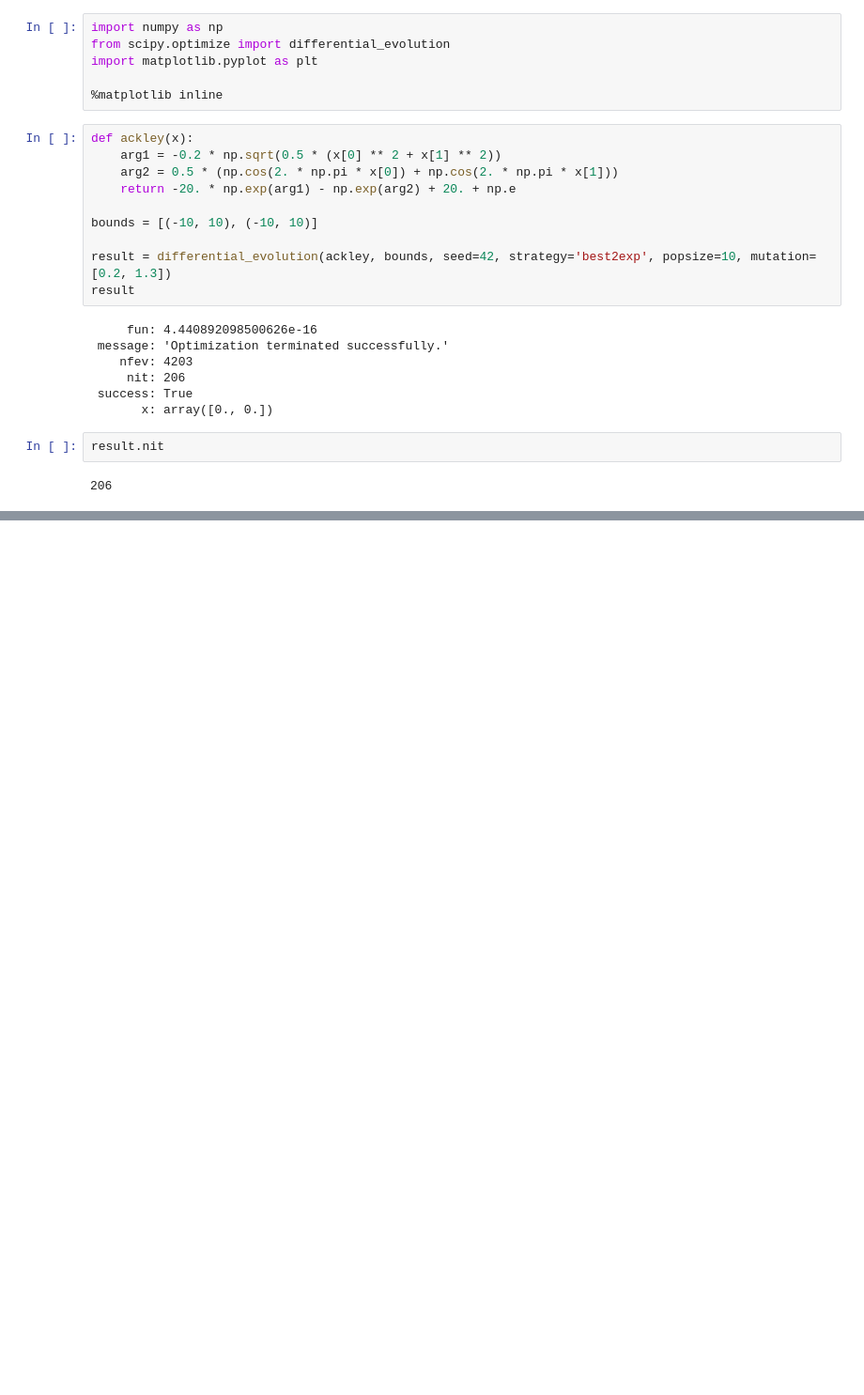
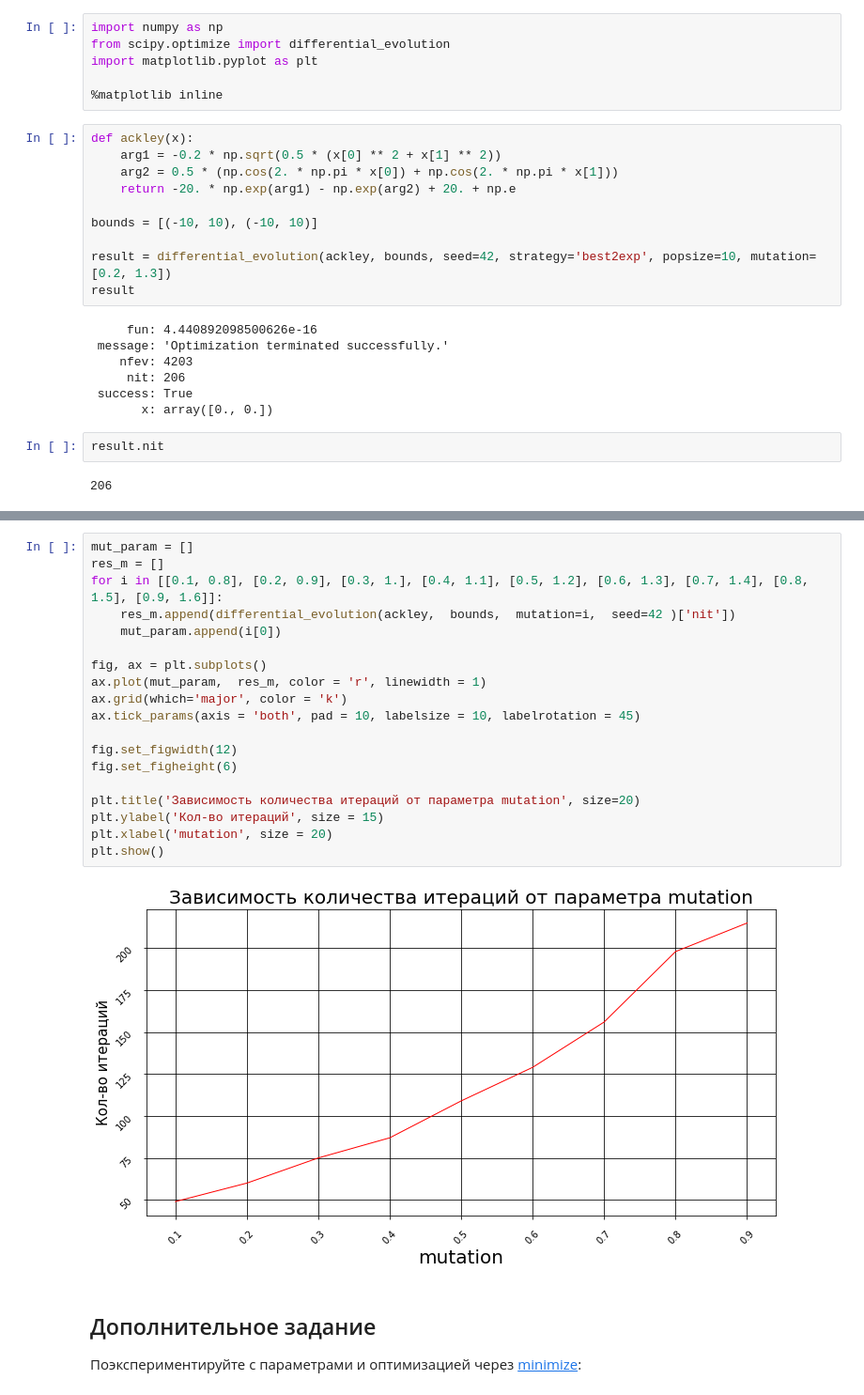
Before and after one commit to Yaroslavk93/Data-science, a Jupyter notebook: Mathematic/Advanced optimization.ipynb, the cells around one changed output, grey strips where cells are left out. Shown: that part at 94% size. Drawn from its saved outputs; the diff is of its cells as text; blank space fills up the shorter version.

```diff
--- a/Mathematic/Advanced optimization.ipynb
+++ b/Mathematic/Advanced optimization.ipynb
@@ -42,0 +78,24 @@ plt.show()
+# %%
+mut_param = []
+res_m = []
+for i in [[0.1, 0.8], [0.2, 0.9], [0.3, 1.], [0.4, 1.1], [0.5, 1.2], [0.6, 1.3], [0.7, 1.4], [0.8, 1.5], [0.9, 1.6]]:
+    res_m.append(differential_evolution(ackley,  bounds,  mutation=i,  seed=42 )['nit'])
+    mut_param.append(i[0])
+
+fig, ax = plt.subplots()
+ax.plot(mut_param,  res_m, color = 'r', linewidth = 1)
+ax.grid(which='major', color = 'k')
+ax.tick_params(axis = 'both', pad = 10, labelsize = 10, labelrotation = 45)
+
+fig.set_figwidth(12)
+fig.set_figheight(6)
+
+plt.title('Зависимость количества итераций от параметра mutation', size=20)
+plt.ylabel('Кол-во итераций', size = 15)
+plt.xlabel('mutation', size = 20)
+plt.show()
+# %% [output]
+[figure, added]
+# %% [markdown]
+## Дополнительное задание
+Поэкспериментируйте с параметрами и оптимизацией через [minimize](https://docs.scipy.org/doc/scipy/reference/generated/scipy.optimize.minimize.html):
```
Also changed, not shown: parts of 7 cells of this notebook.
